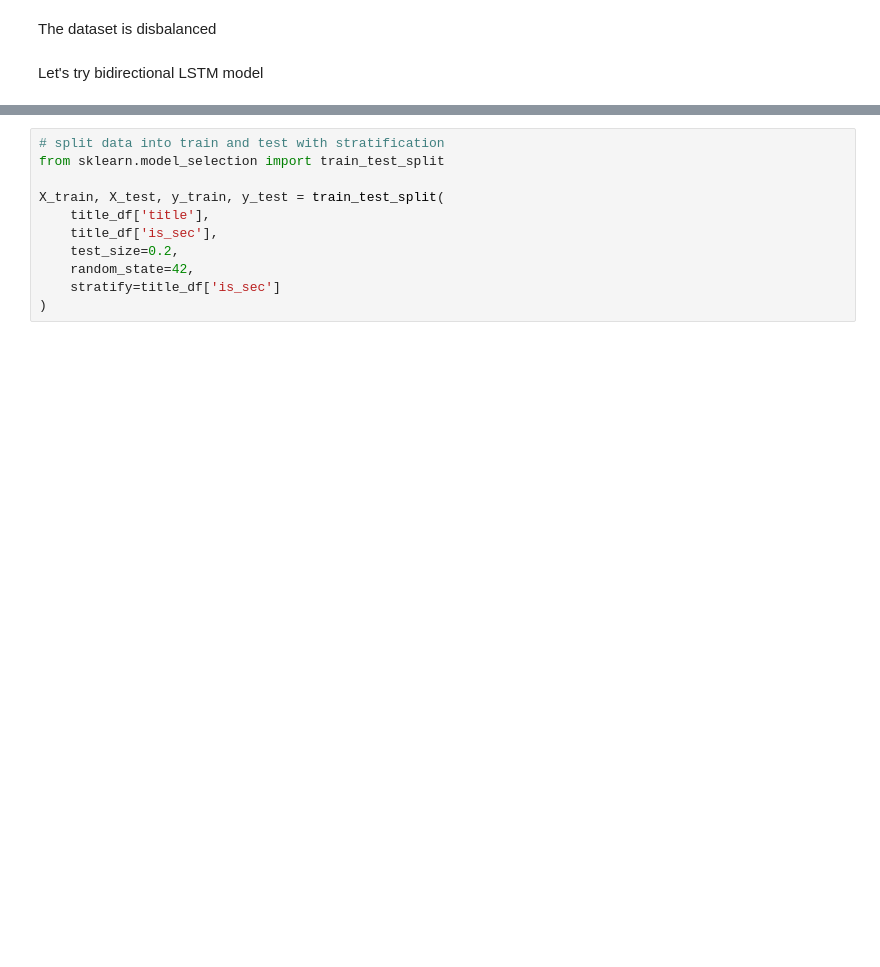
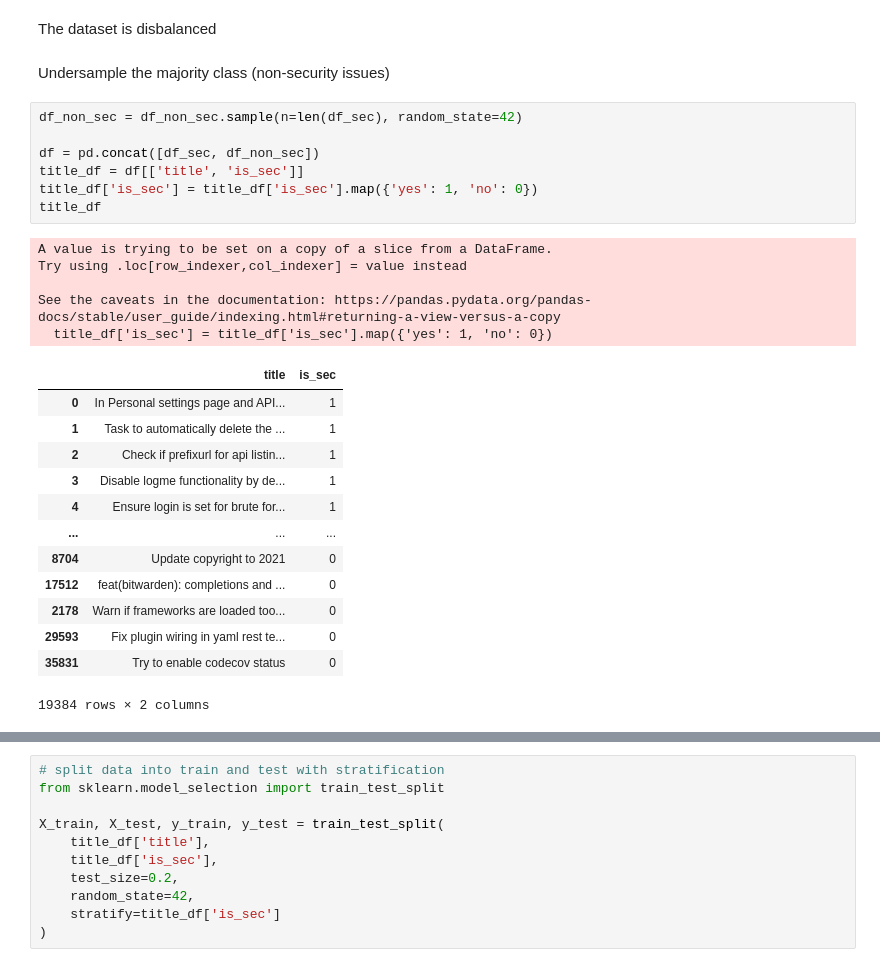
Before and after one commit to TeamPML/GuthubSecurityIssues, a Jupyter notebook: modelling.ipynb, the cells around one changed output, grey strips where cells are left out. Cells and saved outputs as stored; diff of their text form; blank space fills up the shorter version.

```diff
--- a/modelling.ipynb
+++ b/modelling.ipynb
@@ -84,5 +91,31 @@ title_df['is_sec'].value_counts(normalize=True).plot(kind='bar')
 [figure]
 # %% [markdown]
 The dataset is disbalanced
-# %% [markdown]
-Let's try bidirectional LSTM model
+# %% [markdown]
+Undersample the majority class (non-security issues)
+# %%
+df_non_sec = df_non_sec.sample(n=len(df_sec), random_state=42)
+
+df = pd.concat([df_sec, df_non_sec])
+title_df = df[['title', 'is_sec']]
+title_df['is_sec'] = title_df['is_sec'].map({'yes': 1, 'no': 0})
+title_df
+# %% [output]
+A value is trying to be set on a copy of a slice from a DataFrame.
+Try using .loc[row_indexer,col_indexer] = value instead
+
+See the caveats in the documentation: https://pandas.pydata.org/pandas-docs/stable/user_guide/indexing.html#returning-a-view-versus-a-copy
+  title_df['is_sec'] = title_df['is_sec'].map({'yes': 1, 'no': 0})
+|  | title | is_sec |
+| 0 | In Personal settings page and API... | 1 |
+| 1 | Task to automatically delete the ... | 1 |
+| 2 | Check if prefixurl for api listin... | 1 |
+| 3 | Disable logme functionality by de... | 1 |
+| 4 | Ensure login is set for brute for... | 1 |
+| ... | ... | ... |
+| 8704 | Update copyright to 2021 | 0 |
+| 17512 | feat(bitwarden): completions and ... | 0 |
+| 2178 | Warn if frameworks are loaded too... | 0 |
+| 29593 | Fix plugin wiring in yaml rest te... | 0 |
+| 35831 | Try to enable codecov status | 0 |
+19384 rows × 2 columns
```
Also changed, not shown: parts of 21 cells of this notebook.
